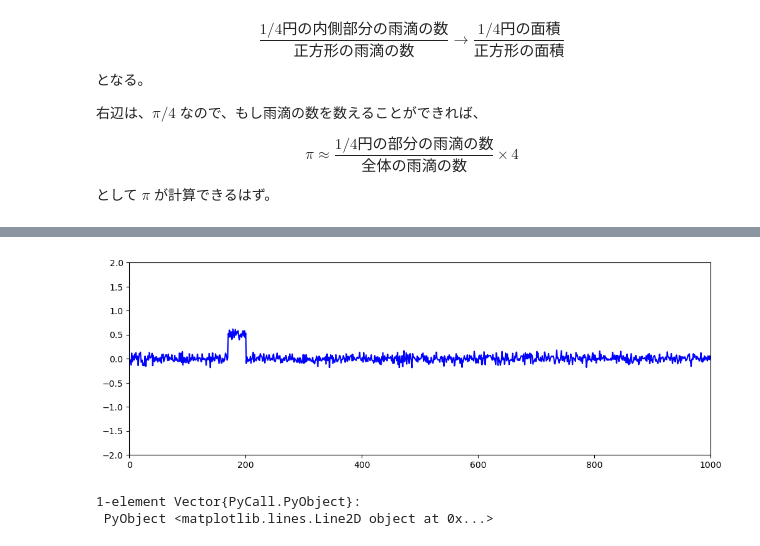
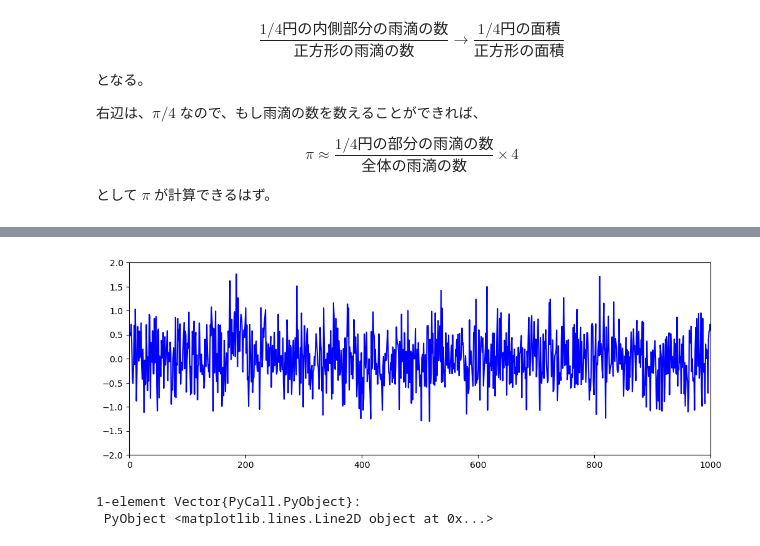
Before and after one commit to tsuchinoko0402/monte-carlo-simulation, a Jupyter notebook: 00-five-minutes-study-session.ipynb, the cells around one changed output, grey strips where cells are left out. Saved outputs shown, nothing was run; the diff lists cells and outputs as text; code cells hidden in the pictures.

```diff
--- a/00-five-minutes-study-session.ipynb
+++ b/00-five-minutes-study-session.ipynb
@@ -309,7 +312,7 @@ w = 0.3      # 信号の幅
 σ = 0.5      # 雑音の標準偏差
 t_end = 10.0 # シミュレーションの終了時刻
 Δt = 0.01    # シミュレーションの刻み
-n_end = 64    # 加算回数の最大
+n_end = 0    # 加算回数の最大
 
 # パルス信号を返却する
 function signal(t::Float64, peak::Float64, width::Float64)::Float64
@@ -326,33 +329,33 @@ end
 function noise(sd::Float64)::Float64
     xw = 0.0
 
     for i = 1:12
         xw += rand()
     end
 
     return (sd * (xw - 6.0))
 end
 
 function main()
     m = Int(t_end / Δt)
     mem = zeros(Float64, m)
     for j = 0:n_end
         for i = 1:m
             x = noise(σ) + signal(i * Δt, x0, w)
             mem[i] = (mem[i] * j + x) / (j + 1)
         end
     end
 
     fig = PyPlot.figure(figsize=(12.0, 4.0))
     ax = fig.add_subplot()
     ax.set_xlim(0, m)
     ax.set_ylim(-2.0, 2.0)
     x = 1:m
     ax.plot(x, mem, color="blue")
 end
 
 main()
 # %% [output]
-[figure, old version]
+[figure, new version]
 1-element Vector{PyCall.PyObject}:
  PyObject <matplotlib.lines.Line2D object at 0x...>
```
Also changed, not shown: parts of 5 cells of this notebook, 1 other file.
